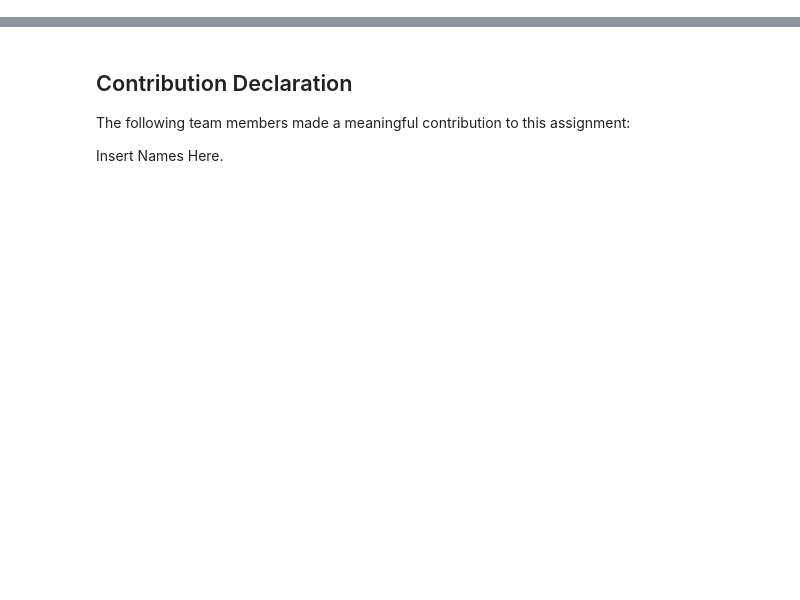
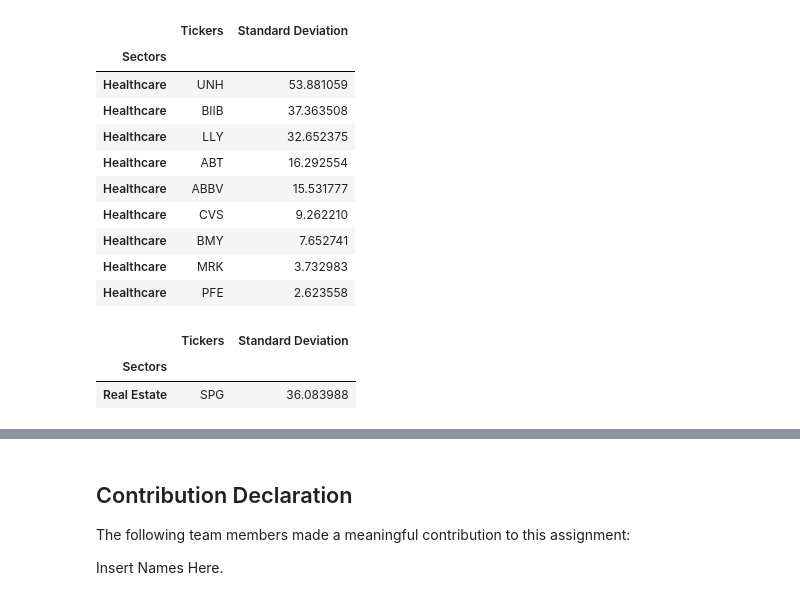
Before and after one commit to Stephens-organization/CFM-Group-Assignment, a Jupyter notebook: Team_XX_Assignment.ipynb, the cells around one changed output, grey strips where cells are left out. Cells and saved outputs as stored; diff of their text form; code cells hidden in the pictures; blank space fills up the shorter version.

```diff
--- a/Team_XX_Assignment.ipynb
+++ b/Team_XX_Assignment.ipynb
@@ -37,0 +133,22 @@ SyntaxError: unexpected EOF while parsing (<ipython-input-4-f6589f3c8e58>, line
+# %%
+healthcare_list = sort_list (ticker_list, 'Healthcare')
+healthcare_list
+# %% [output]
+|  | Tickers | Standard Deviation |
+| Sectors |  |  |
+| Healthcare | UNH | 53.881059 |
+| Healthcare | BIIB | 37.363508 |
+| Healthcare | LLY | 32.652375 |
+| Healthcare | ABT | 16.292554 |
+| Healthcare | ABBV | 15.531777 |
+| Healthcare | CVS | 9.262210 |
+| Healthcare | BMY | 7.652741 |
+| Healthcare | MRK | 3.732983 |
+| Healthcare | PFE | 2.623558 |
+# %%
+estate_list = sort_list (ticker_list, 'Real Estate')
+estate_list
+# %% [output]
+|  | Tickers | Standard Deviation |
+| Sectors |  |  |
+| Real Estate | SPG | 36.083988 |
```
Also changed, not shown: parts of 21 cells of this notebook.
